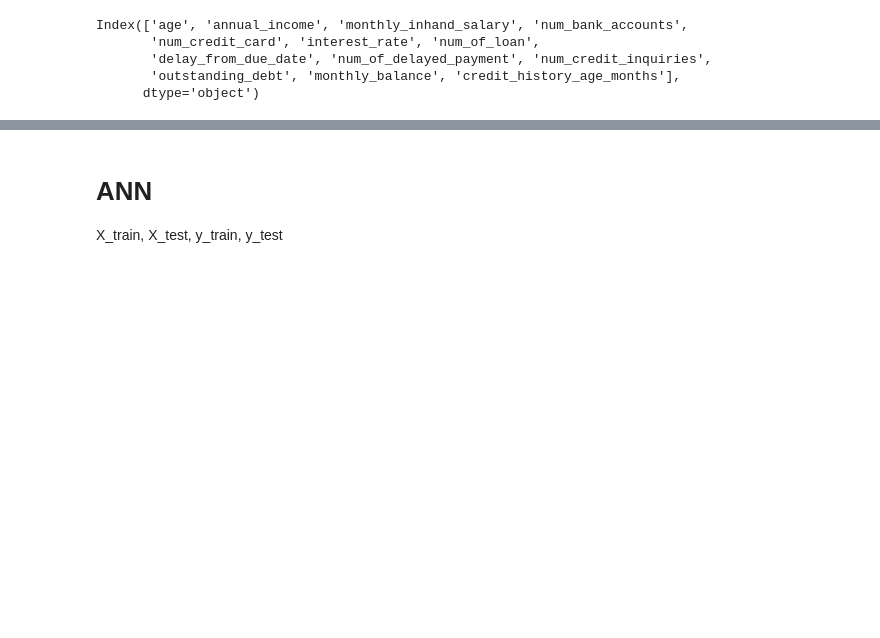
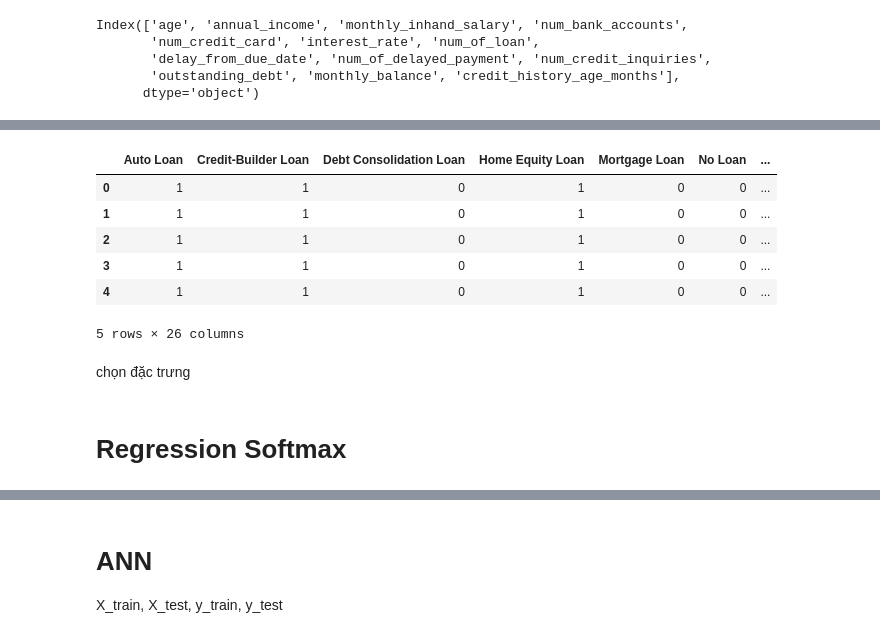
Before and after one commit to gilchea/credit_score_team2_k45, a Jupyter notebook: report.ipynb, the cells around one changed output, grey strips where cells are left out. Drawn from its saved outputs; the diff is of its cells as text; code cells hidden in the pictures; blank space fills up the shorter version.

```diff
--- a/report.ipynb
+++ b/report.ipynb
@@ -2104,0 +2061,12 @@ Cross-val accuracy: 0.57458
+# %%
+df_full.head()
+# %% [output]
+|  | Auto Loan | Credit-Builder Loan | Debt Consolidation Loan | Home Equity Loan | Mortgage Loan | No Loan | ... |
+| 0 | 1 | 1 | 0 | 1 | 0 | 0 | ... |
+| 1 | 1 | 1 | 0 | 1 | 0 | 0 | ... |
+| 2 | 1 | 1 | 0 | 1 | 0 | 0 | ... |
+| 3 | 1 | 1 | 0 | 1 | 0 | 0 | ... |
+| 4 | 1 | 1 | 0 | 1 | 0 | 0 | ... |
+5 rows × 26 columns
+# %% [markdown]
+chọn đặc trưng
@@ -2104,0 +2091,2 @@ Cross-val accuracy: 0.57458
+# %% [markdown]
+# Regression Softmax
```
Also changed, not shown: parts of 46 cells of this notebook.
